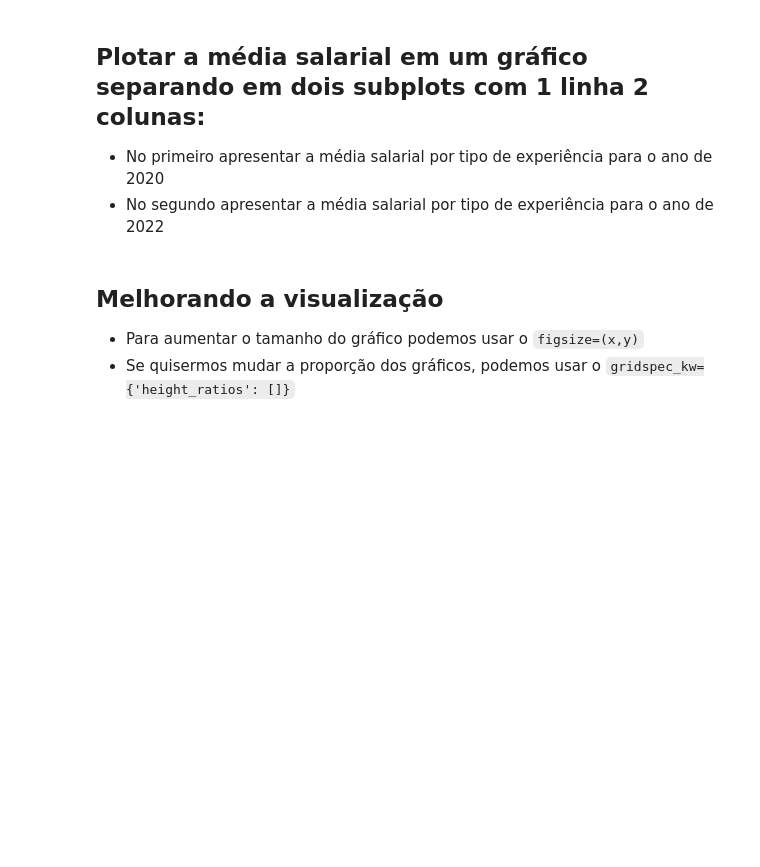
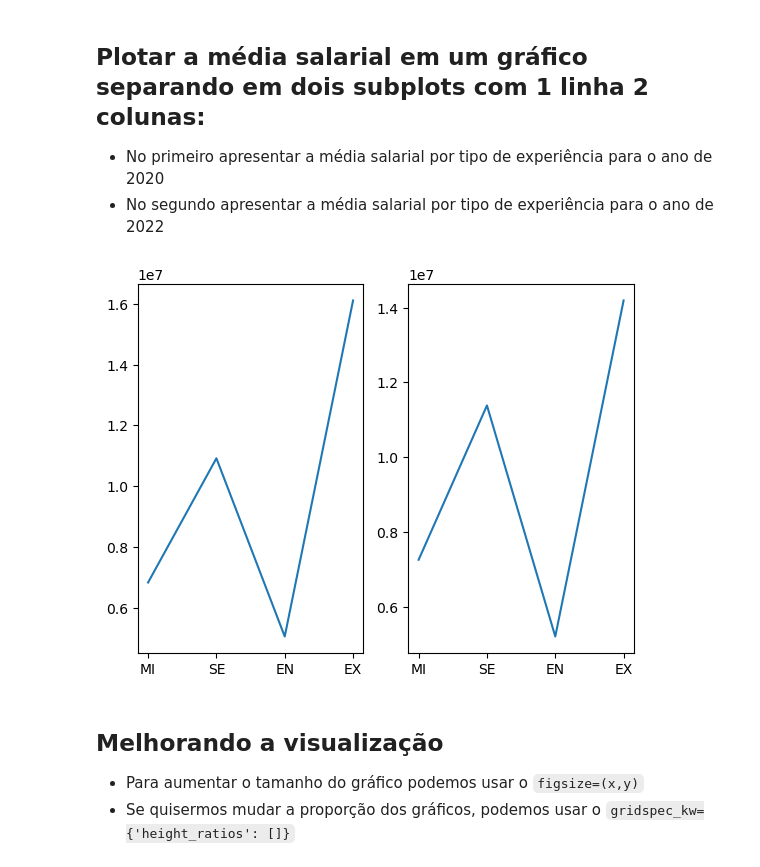
Before and after one commit to AlexandreRosasCosta/Ciencia_de_Dados, a Jupyter notebook: Projeto2/Projeto 02 - Matplotlib.ipynb, the cells around one changed output. Drawn from its saved outputs; the diff is of its cells as text; code cells hidden in the pictures; blank space fills up the shorter version.

```diff
--- a/Projeto2/Projeto 02 - Matplotlib.ipynb
+++ b/Projeto2/Projeto 02 - Matplotlib.ipynb
@@ -97,3 +97,9 @@ Remote_Working_Ratio      int64
 dtype: object
 # %% [markdown]
 ## Excluir colunas desnecessárias
+# %%
+#Média salarial + experiência + data + designação
+df_test = df.loc[:, ['Salary_In_Rupees', 'Experience', 'Working_Year', 'Designation']]
+
+#df_test.dtypes
+display(df_test)
@@ -103,6 +135,24 @@ dtype: object
 ## Plotar a média salarial em um gráfico separando em dois subplots com 1 linha 2 colunas:
 -  No primeiro apresentar a média salarial por tipo de experiência para o ano de 2020
 -  No segundo apresentar a média salarial por tipo de experiência para o ano de 2022
+# %%
+def calcular_media(data, tipo_experiencia):
+    return [data[data['Experience']==experiencia]['Salary_In_Rupees'].mean() for experiencia in tipo_experiencia]
+
+tipo_experiencia = df_test['Experience'].unique()
+
+data_2020 = df_test[df_test['Working_Year']==2020]
+data_2022 = df_test[df_test['Working_Year']==2022]
+
+media_2020=calcular_media(data_2020, tipo_experiencia)
+media_2022=calcular_media(data_2022, tipo_experiencia)
+
+fig, ax = plt.subplots(nrows=1, ncols=2)
+ax[0].plot(tipo_experiencia, media_2020)
+ax[1].plot(tipo_experiencia, media_2022)
+plt.show()
+# %% [output]
+[figure, added]
 # %% [markdown]
 ## Melhorando a visualização
 - Para aumentar o tamanho do gráfico podemos usar o `figsize=(x,y)`
```
Also changed, not shown: parts of 2 cells of this notebook, 2 other files.
